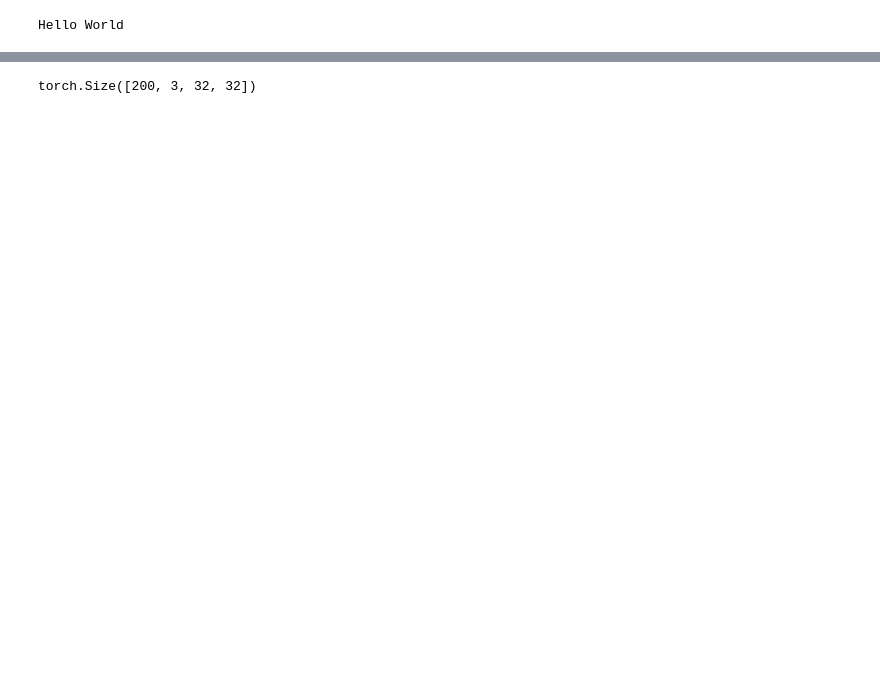
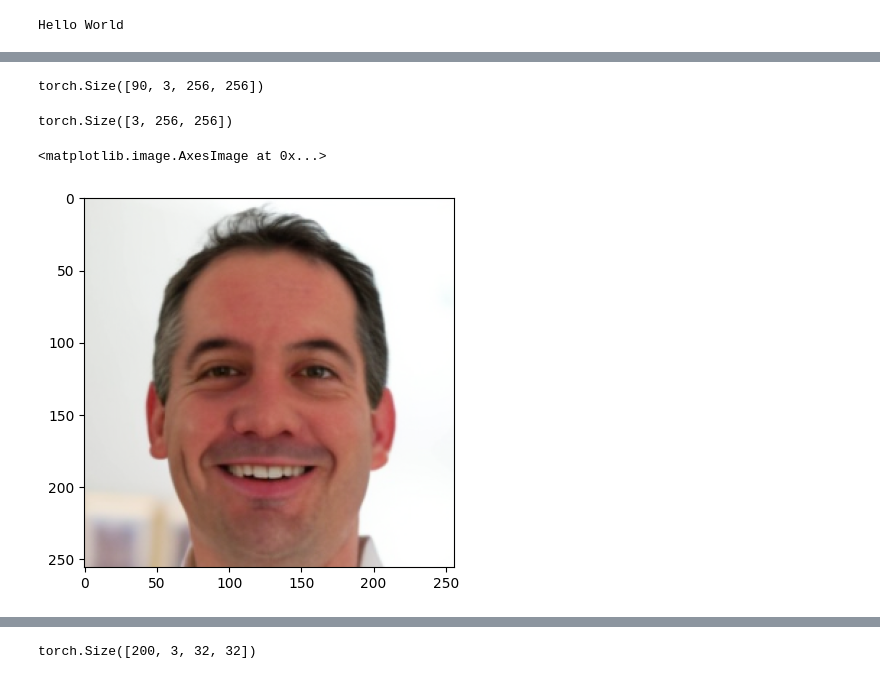
Before and after one commit to Saurabh2403-code/SFU_research_internship, a Jupyter notebook: examples/images/cifar10/ImageBaselineExperiment/mode_count.ipynb, the cells around one changed output, grey strips where cells are left out. Cells and saved outputs as stored; diff of their text form; code cells hidden in the pictures; blank space fills up the shorter version.

```diff
--- a/examples/images/cifar10/ImageBaselineExperiment/mode_count.ipynb
+++ b/examples/images/cifar10/ImageBaselineExperiment/mode_count.ipynb
@@ -63,0 +90,4 @@ tensor([[4.3000e+01, 1.1906e-03],
+# %%
+indexes=torch.argsort(indices[:,1])
+# %%
+generated_image_index=indices[indexes]
@@ -63,0 +114,16 @@ tensor([[4.3000e+01, 1.1906e-03],
+# %%
+closest_generated_image=generated_images[generated_image_index[:,0].long()]
+# %%
+closest_generated_image.shape
+# %% [output]
+torch.Size([90, 3, 256, 256])
+# %%
+generated_image_1=closest_generated_image[1]
+generated_image_1.shape
+# %% [output]
+torch.Size([3, 256, 256])
+# %%
+plt.imshow(image(generated_image_1))
+# %% [output]
+<matplotlib.image.AxesImage at 0x...>
+[figure, added]
```
Also changed, not shown: parts of 82 cells of this notebook, 8 other files.
